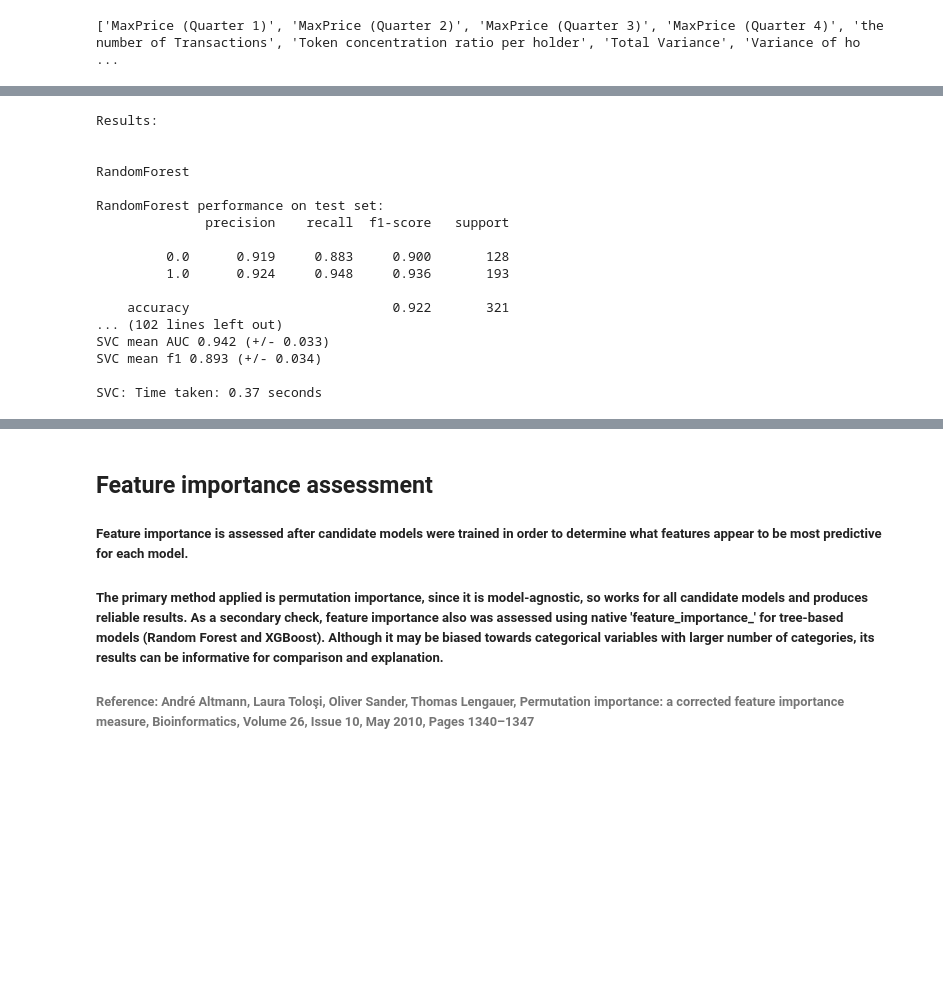
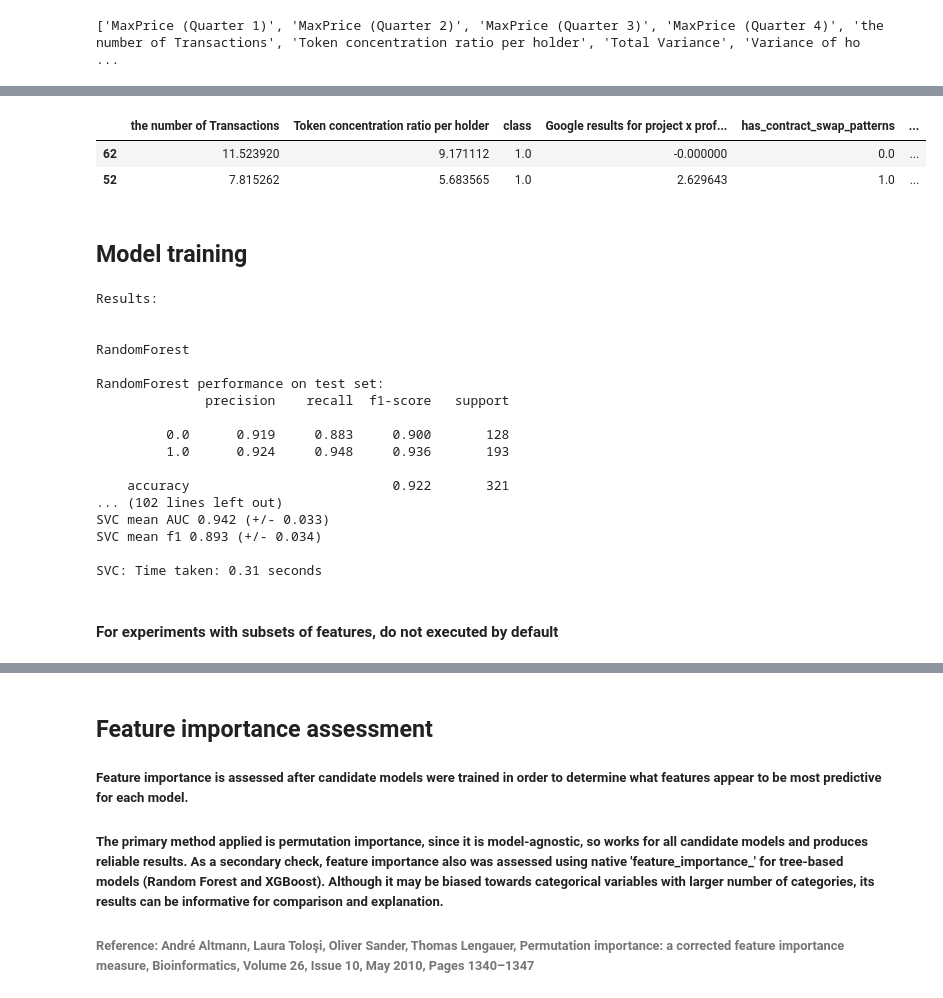
Before and after one commit to Luero/ML_RugPull_Detector, a Jupyter notebook: data analysis and model training/General pipeline for experimentations.ipynb, the cells around one changed output, grey strips where cells are left out. Cells and saved outputs as stored; diff of their text form; code cells hidden in the pictures; blank space fills up the shorter version.

Commit message:
Experiment with features subsets specific for each model (based on permutation importance assessment)

```diff
--- a/General pipeline for experimentations.ipynb
+++ b/data analysis and model training/General pipeline for experimentations.ipynb
@@ -18,7 +18,7 @@ def load_data(filename):
     data.columns = data.columns.str.strip()
     return data
 
-data = load_data('data/TM-RugPull_enriched_v.1.0.xlsx')
+data = load_data('../data/TM-RugPull_enriched_v.1.0.xlsx')
 
 data.head(5)
 # %% [output]
@@ -414,0 +370,13 @@ def train_and_assess(name, model, X_train, Y_train, X_test, Y_test, splits_train
+# %%
+# %%script false --no-raise-error
+
+# Create a subset of features picked primarly for XGBoost
+# Based on results of permutation importance, cut at 0.003
+
+xgboost_subset_train = train_set.copy()
+xgboost_subset_test = test_set.copy()
+
+for set in [xgboost_subset_train, xgboost_subset_test]:
+    set.drop(columns=['MaxPrice (Quarter 4)', 'is_contract_verified', 'Blockchain_BSC', 'Variance of holders with more than 1% tokens', 'Blockchain Type_POSA', 'Total Variance', 'Blockchain_ETH', 'Google results for project website (duration/2)', 'has_concentrated_initial_mint', 'Holders_4h', 'has_lp_lock_reference', 'Blockchain_ARBI', 'Blockchain_POLYGON', 'Blockchain Type_Fraud Proofs', 'has_contract_swap_patterns'], inplace=True)
+
+xgboost_subset_train.head(2)
@@ -414,0 +397,13 @@ def train_and_assess(name, model, X_train, Y_train, X_test, Y_test, splits_train
+# %%
+# %%script false --no-raise-error
+
+# Create a subset of features picked primarly for KNeighbours
+# Based on results of permutation importance, cut at 0.003
+
+kn_subset_train = train_set.copy()
+kn_subset_test = test_set.copy()
+
+for set in [kn_subset_train, kn_subset_test]:
+    set.drop(columns=['has_contract_swap_patterns', 'Blockchain_ETH', 'has_owner_guard', 'Blockchain_BSC', 'Blockchain Type_POS', 'Blockchain Type_POSA', 'has_concentrated_initial_mint', 'has_lp_lock_reference', 'is_contract_verified', 'Blockchain_ARBI', 'Blockchain_POLYGON', 'Blockchain Type_Fraud Proofs'], inplace=True)
+
+kn_subset_train.head(2)
@@ -414,0 +425,17 @@ def train_and_assess(name, model, X_train, Y_train, X_test, Y_test, splits_train
+# %%
+# %%script false --no-raise-error
+
+# Create a subset of features picked primarly for SVC
+# Based on results of permutation importance, cut at 0.003
+
+svc_subset_train = train_set.copy()
+svc_subset_test = test_set.copy()
+
+for set in [svc_subset_train, svc_subset_test]:
+    set.drop(columns=set.columns.difference(['Google results for project x profile (first days)', 'the number of Transactions', 'Token concentration ratio per holder', 'has_contract_swap_patterns', 'Blockchain Type_POS', 'Blockchain Type_POSA', 'class']), inplace=True)
+
+svc_subset_train.head(2)
+# %% [output]
+|  | the number of Transactions | Token concentration ratio per holder | class | Google results for project x prof... | has_contract_swap_patterns | ... |
+| 62 | 11.523920 | 9.171112 | 1.0 | -0.000000 | 0.0 | ... |
+| 52 | 7.815262 | 5.683565 | 1.0 | 2.629643 | 1.0 | ... |
@@ -414,0 +452,2 @@ def train_and_assess(name, model, X_train, Y_train, X_test, Y_test, splits_train
+# %% [markdown]
+## Model training
@@ -445,4 +560,6 @@ RandomForest performance on test set:
 SVC mean AUC 0.942 (+/- 0.033)
 SVC mean f1 0.893 (+/- 0.034)
 
-SVC: Time taken: 0.37 seconds
+SVC: Time taken: 0.31 seconds
+# %% [markdown]
+#### For experiments with subsets of features, do not executed by default
```
Also changed, not shown: parts of 13 cells of this notebook, 1 other file.
